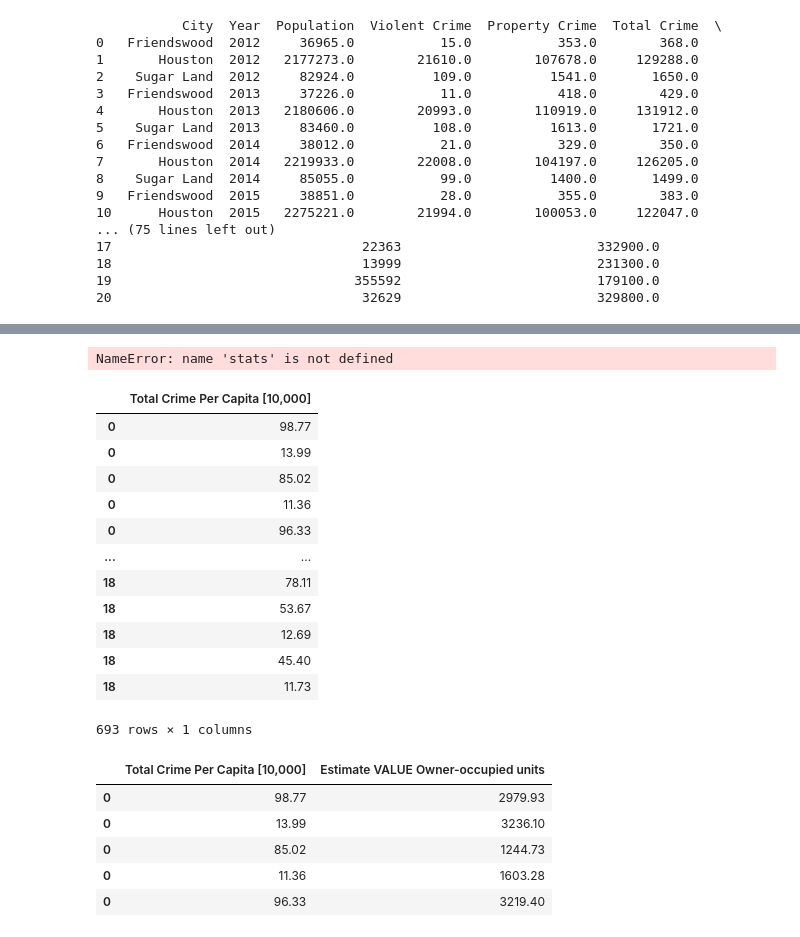
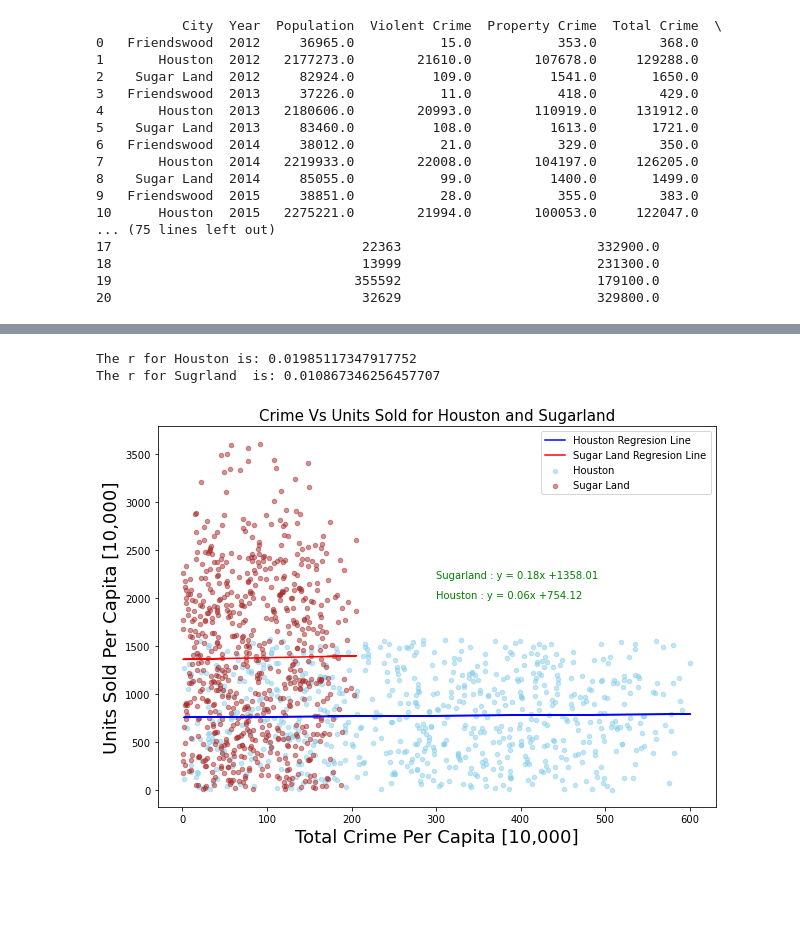
Before and after one commit to andresocorro/project_1, a Jupyter notebook: src_files/HousingAnalysisWithHoustonAndSugarland.ipynb, the cells around one changed output, grey strips where cells are left out. Saved outputs shown, nothing was run; the diff lists cells and outputs as text; code cells hidden in the pictures; blank space fills up the shorter version.

```diff
--- a/src_files/HousingAnalysisWithHoustonAndSugarland.ipynb
+++ b/src_files/HousingAnalysisWithHoustonAndSugarland.ipynb
@@ -286,98 +286,35 @@ plt.text(300,2200,line_eqF, fontsize=10,color="green")
 # crimeRandomSampleFriendswooddf.plot(kind='scatter', x='Total Crime Per Capita [10,000]', y='Estimate VALUE Owner-occupied units', color='brown', alpha=0.5, figsize=(10, 7), ax=ax1)
 
 # # polynomial - males
 # male_fit = np.polyfit(crimeRandomSampleHoustondf['Total Crime Per Capita [10,000]'], crimeRandomSampleHoustondf['Estimate VALUE Owner-occupied units'], 1)
 # female_fit = np.polyfit(crimeRandomSampleFriendswooddf['Total Crime Per Capita [10,000]'], crimeRandomSampleFriendswooddf['Estimate VALUE Owner-occupied units'], 1)
 
 # # # regression lines
 # plt.plot(crimeRandomSampleHoustondf['Total Crime Per Capita [10,000]'], male_fit[0] * crimeRandomSampleHoustondf['Estimate VALUE Owner-occupied units'] + male_fit[1], color='darkblue', linewidth=1)
 # plt.plot(crimeRandomSampleFriendswooddf['Total Crime Per Capita [10,000]'], female_fit[0] * crimeRandomSampleFriendswooddf['Estimate VALUE Owner-occupied units'] + female_fit[1], color='brown', linewidth=1)
 # # # regression equations
 # plt.text(100, 200, 'y={:.2f}+{:.2f}*x'.format(male_fit[1], male_fit[0]), color='darkblue', size=12)
 # plt.text(120, 300, 'y={:.2f}+{:.2f}*x'.format(female_fit[1], female_fit[0]), color='deeppink', size=12)
 
 
 
 print(f"The r for Houston is: {rvalueH}")
 print(f"The r for Sugrland  is: {rvalueF}")
 
 # legend, title and labels.
 plt.legend(labels=['Houston Regresion Line', 'Sugar Land Regresion Line', 'Houston', 'Sugar Land'])
-plt.title('Relationship between Crime and Units Sold for Houston and Sugarland', size=15)
+plt.title('Crime Vs Units Sold for Houston and Sugarland', size=15)
 plt.xlabel('Total Crime Per Capita [10,000]', size=18)
-plt.ylabel('Units Sold Per Capita', size=18);
+plt.ylabel('Units Sold Per Capita [10,000]', size=18);
 
 
 # Save the plotted figures as .pngs
 output_path = os.path.join("..", "Images", "Crime and Units Sold for Houston and Sugarland.png")
 plt.savefig(output_path)
 
 #show the graph
 plt.show()
 # %% [output]
-NameError: name 'stats' is not defined
+The r for Houston is: 0.01985117347917752
+The r for Sugrland  is: 0.010867346256457707
+[figure, added]
-# %%
-#build crime random sample for Friendswood
-
-x_listFriendswood = mergedDF.loc[(mergedDF["City"] == 'Friendswood'), ['Total Crime Per Capita [10,000]']]
-
-crimeRandomSampleFriendswood = []
-
-previousItem = 0.0
-for index, item in x_listFriendswood.iterrows() :
-    for i in range (1,100) :
-        if (item['Total Crime Per Capita [10,000]'] < (previousItem)) :
-            x = round(random.uniform(item, previousItem ),2)
-        else :
-            x = round(random.uniform(previousItem, item ),2)
-        crimeRandomSampleFriendswood.append(x * 1.0)
-        previousitem = x
-
-crimeRandomSampleFriendswooddf = pd.DataFrame(crimeRandomSampleFriendswood)
-
-crimeRandomSampleFriendswooddf
-# %% [output]
-|  | Total Crime Per Capita [10,000] |
-| 0 | 98.77 |
-| 0 | 13.99 |
-| 0 | 85.02 |
-| 0 | 11.36 |
-| 0 | 96.33 |
-| ... | ... |
-| 18 | 78.11 |
-| 18 | 53.67 |
-| 18 | 12.69 |
-| 18 | 45.40 |
-| 18 | 11.73 |
-693 rows × 1 columns
-# %%
-#build price bin samples for values houston
-
-y_listFriendswood = mergedDF.loc[(mergedDF["City"] == 'Friendswood'), ['Estimate VALUE Owner-occupied units', 'Population']]
-y_listFriendswood['Estimate VALUE Owner-occupied units'] = (y_listFriendswood['Estimate VALUE Owner-occupied units'] / y_listFriendswood['Population']) * 10000
-
-friendswoodRandomSample = []
-
-previousItem = 0
-for index, item in y_listFriendswood.iterrows() :
-    for i in range (1,100) :
-        if (item['Estimate VALUE Owner-occupied units'] < (previousItem)) :
-            x = round(random.uniform(item['Estimate VALUE Owner-occupied units'], previousItem ),2)
-        else :
-            x = round(random.uniform(previousItem, item['Estimate VALUE Owner-occupied units'] ),2)
-        friendswoodRandomSample.append(x* 1.0)
-        previousitem = x
-
-len (friendswoodRandomSample)
-
-
-crimeRandomSampleFriendswooddf['Estimate VALUE Owner-occupied units']  = friendswoodRandomSample
-
-crimeRandomSampleFriendswooddf.head()
-# %% [output]
-|  | Total Crime Per Capita [10,000] | Estimate VALUE Owner-occupied units |
-| 0 | 98.77 | 2979.93 |
-| 0 | 13.99 | 3236.10 |
-| 0 | 85.02 | 1244.73 |
-| 0 | 11.36 | 1603.28 |
-| 0 | 96.33 | 3219.40 |
```
Also changed, not shown: parts of 5 cells of this notebook, 7 other files.
